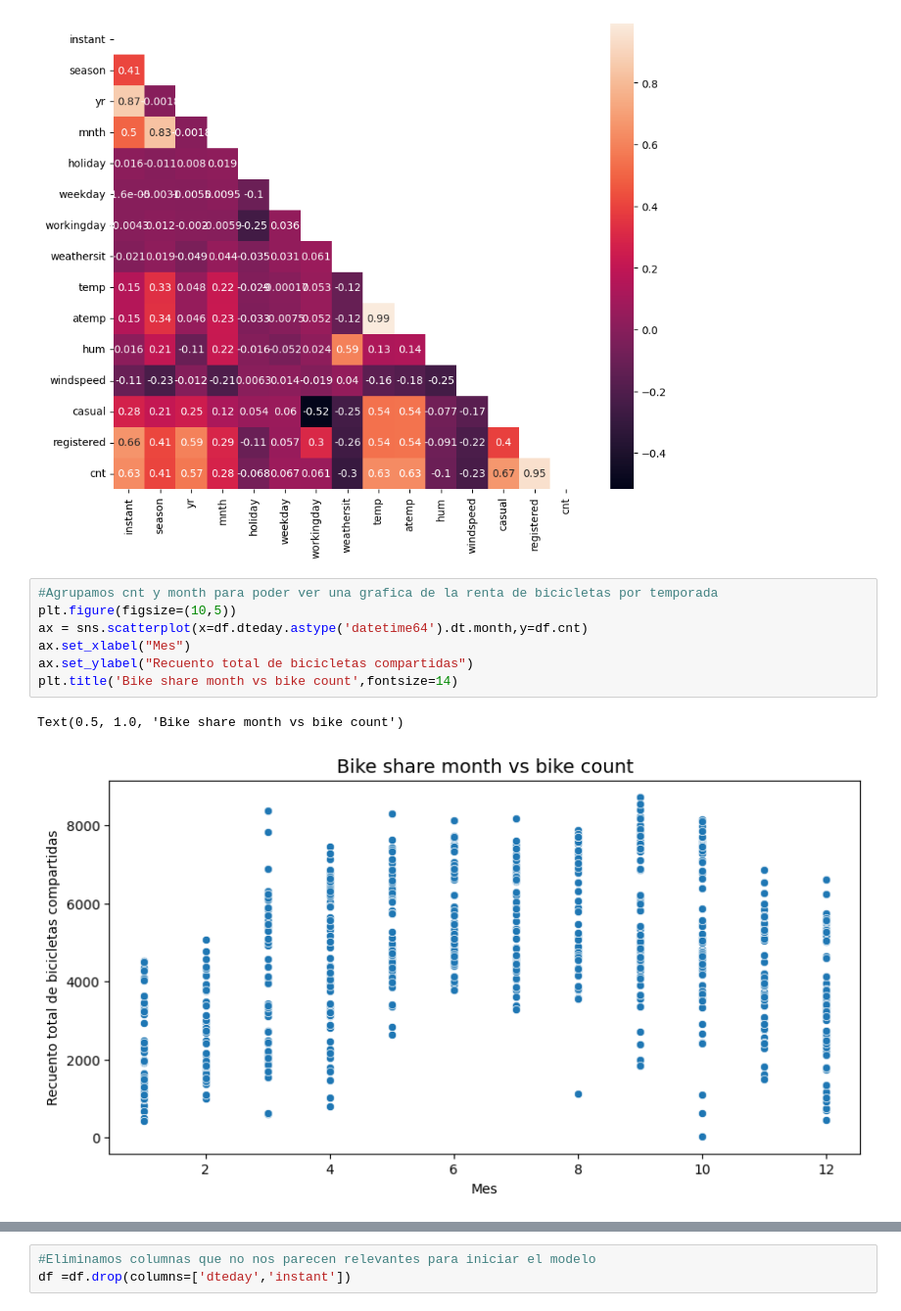
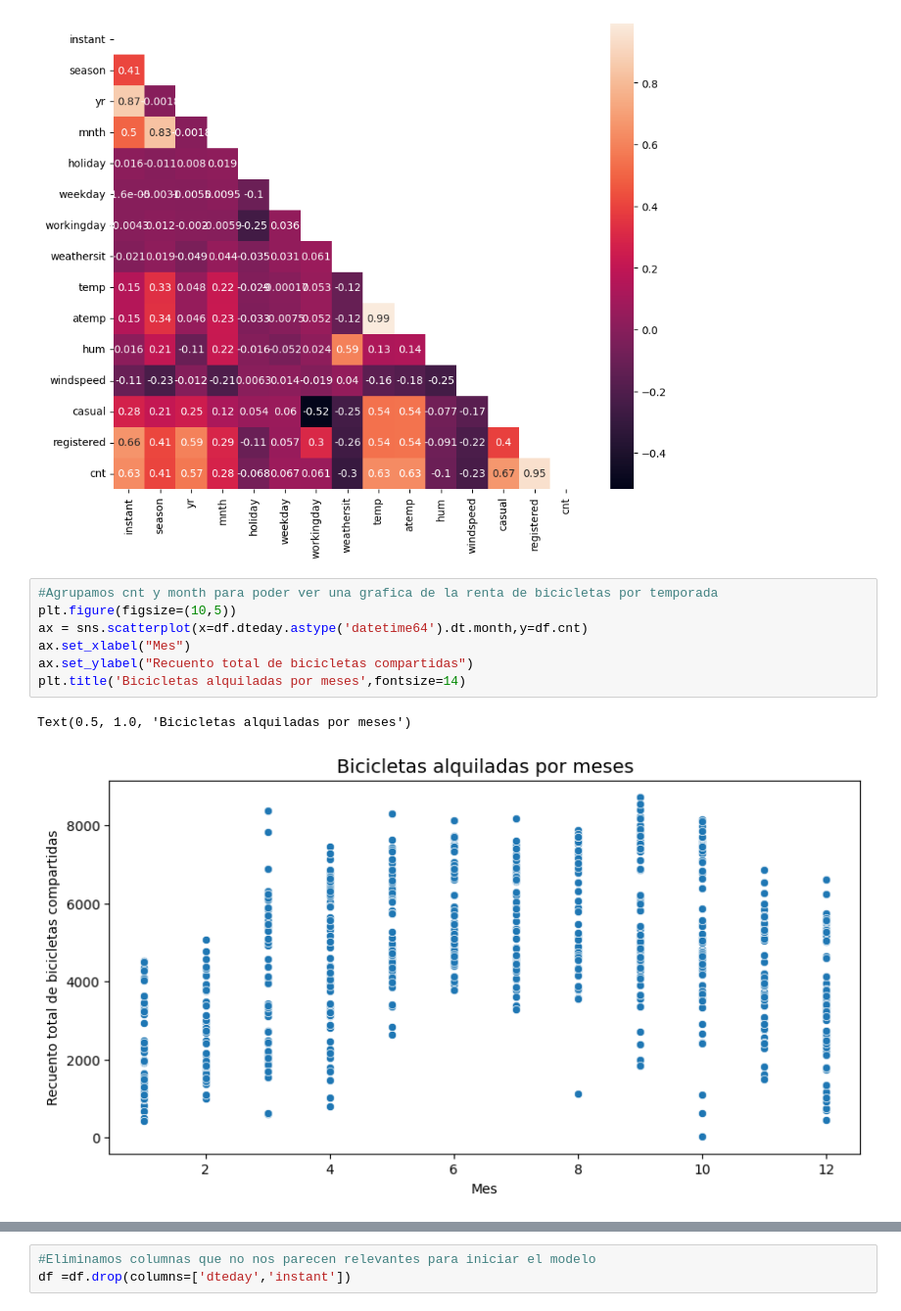
Before and after one commit to gustaavoq94/proyecto2, a Jupyter notebook: proyecto2.2.ipynb, the cells around one changed output, grey strips where cells are left out. Shown at 98% size. Saved outputs shown, nothing was run; the diff lists cells and outputs as text.

```diff
--- a/proyecto2.2.ipynb
+++ b/proyecto2.2.ipynb
@@ -144,12 +144,12 @@ sns.heatmap(df.corr('pearson'),annot = True,mask=mask)
 # %%
 #Agrupamos cnt y month para poder ver una grafica de la renta de bicicletas por temporada
 plt.figure(figsize=(10,5))
 ax = sns.scatterplot(x=df.dteday.astype('datetime64').dt.month,y=df.cnt)
 ax.set_xlabel("Mes")
 ax.set_ylabel("Recuento total de bicicletas compartidas")
-plt.title('Bike share month vs bike count',fontsize=14)
+plt.title('Bicicletas alquiladas por meses',fontsize=14)
 # %% [output]
-Text(0.5, 1.0, 'Bike share month vs bike count')
+Text(0.5, 1.0, 'Bicicletas alquiladas por meses')
-[figure, old version]
+[figure, new version]
 # %%
 plt.figure(figsize=(10,5))
```
Also changed, not shown: parts of 1 cell of this notebook.
